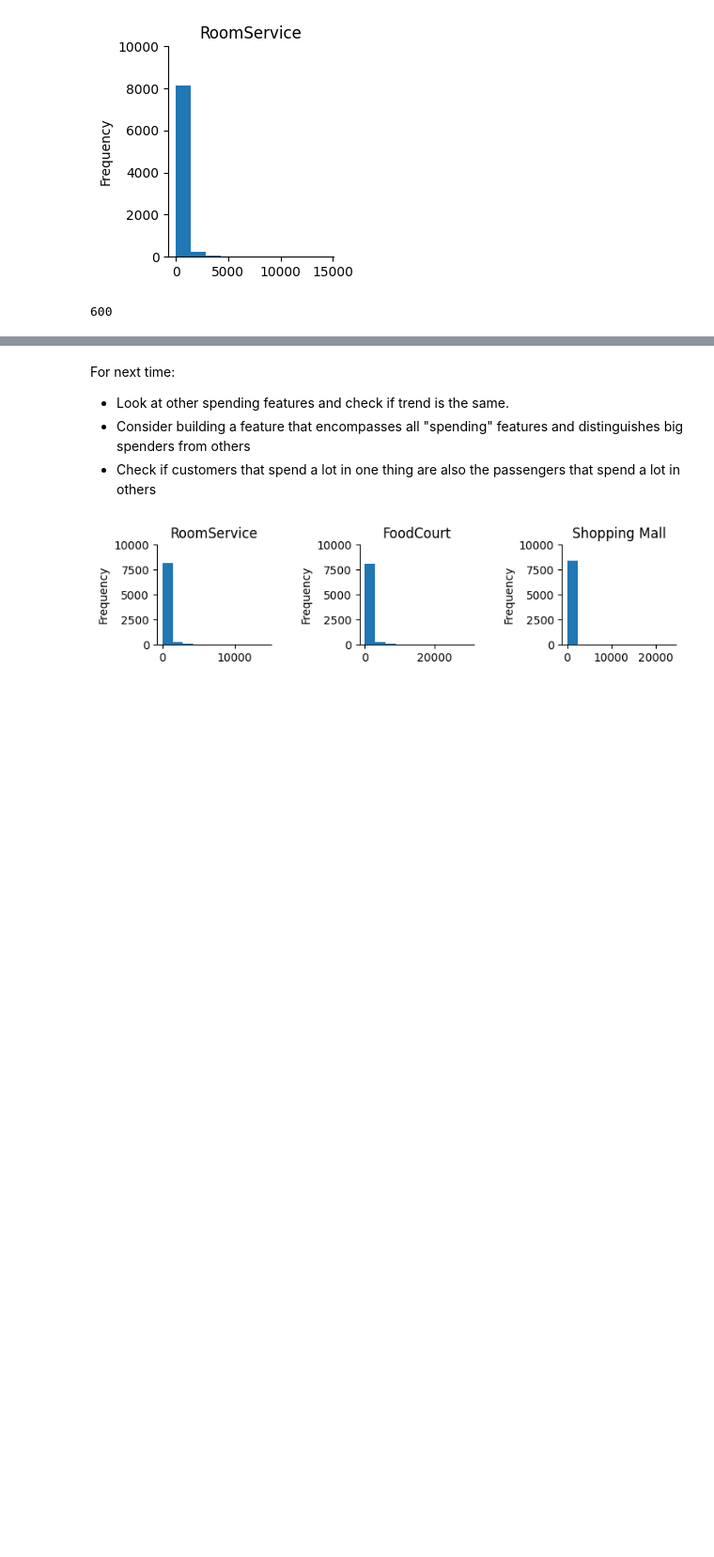
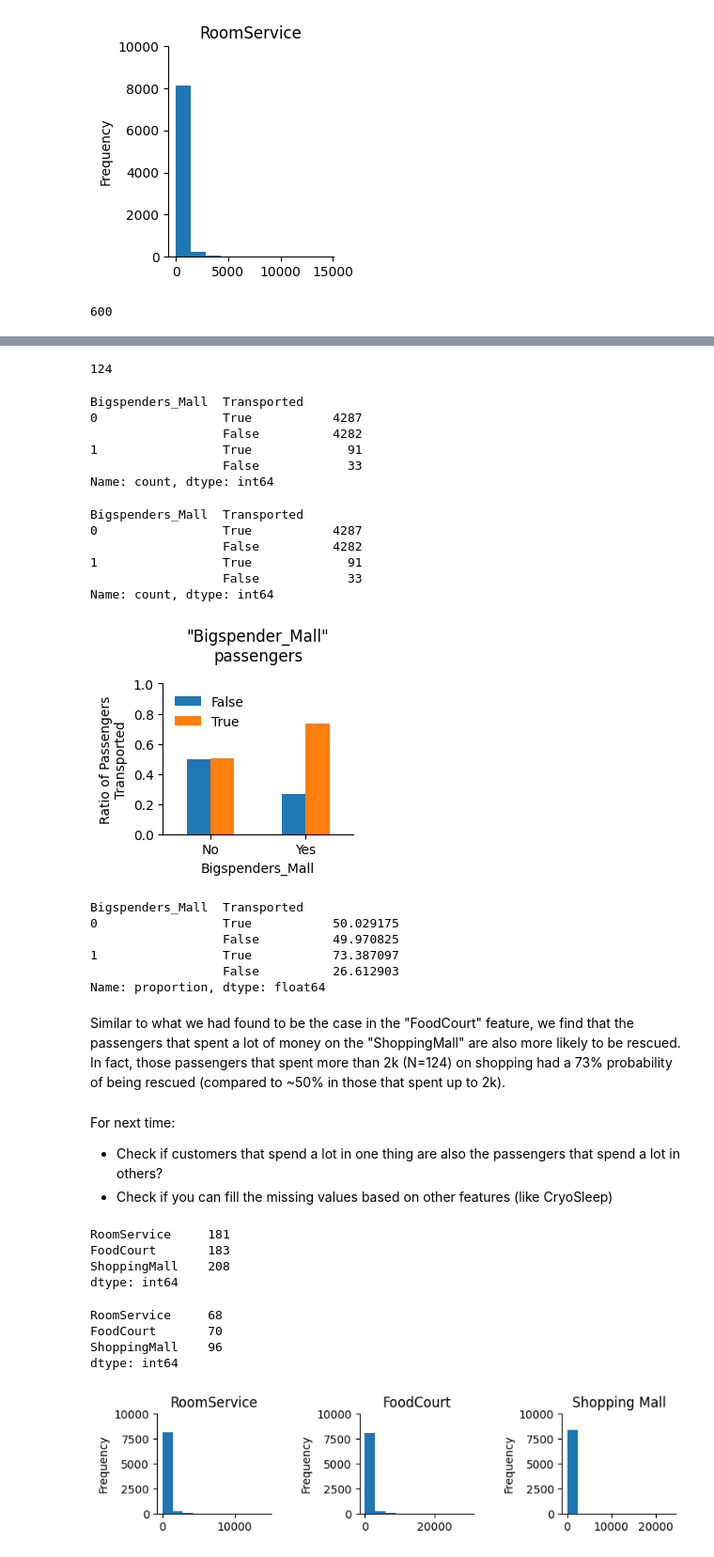
Before and after one commit to AJSDias/space_titanic, a Jupyter notebook: titanic_eda.ipynb, the cells around one changed output, grey strips where cells are left out. Shown: that part at 94% size. Saved outputs shown, nothing was run; the diff lists cells and outputs as text; code cells hidden in the pictures; blank space fills up the shorter version.

```diff
--- a/titanic_eda.ipynb
+++ b/titanic_eda.ipynb
@@ -652,8 +735,66 @@ It seems passengers who spent a lot of money on 'Room Service' (>1k$) are signif
+# %%
+# How many passengers spend more than 2k on ShoppingMall?
+data[data['ShoppingMall']>2000].shape[0]
+# %% [output]
+124
+# %%
+data['Bigspenders_Mall'] = data['ShoppingMall'].map(lambda x: 1 if x>2000 else 0)
+# %% [output]
+Bigspenders_Mall  Transported
+0                 True           4287
+                  False          4282
+1                 True             91
+                  False            33
+Name: count, dtype: int64
+# %%
+data.groupby('Bigspenders_Mall').Transported.value_counts()
+# %% [output]
+Bigspenders_Mall  Transported
+0                 True           4287
+                  False          4282
+1                 True             91
+                  False            33
+Name: count, dtype: int64
+# %%
+data.groupby('Bigspenders_Mall').Transported.value_counts(dropna=False, normalize=True).unstack().plot.bar(rot=0, figsize=(3,3))
+plt.title('"Bigspender_Mall"\npassengers', y=1.1)
+plt.ylim(0,1)
+plt.ylabel('Ratio of Passengers\nTransported')
+plt.xticks([0,1], ['No','Yes'])
+plt.legend(frameon=False)
+sns.despine()
+plt.tight_layout()
+# %% [output]
+[figure, added]
+# %%
+data.groupby('Bigspenders_Mall').Transported.value_counts(dropna=False, normalize=True)*100
+# %% [output]
+Bigspenders_Mall  Transported
+0                 True           50.029175
+                  False          49.970825
+1                 True           73.387097
+                  False          26.612903
+Name: proportion, dtype: float64
+# %% [markdown]
+Similar to what we had found to be the case in the "FoodCourt" feature, we find that the passengers that spent a lot of money on the "ShoppingMall" are also more likely to be rescued. In fact, those passengers that spent more than 2k (N=124) on shopping had a 73% probability of being rescued (compared to ~50% in those that spent up to 2k).
 # %% [markdown]
 For next time:
-- Look at other spending features and check if trend is the same.
-- Consider building a feature that encompasses all "spending" features and distinguishes big spenders from others
-- Check if customers that spend a lot in one thing are also the passengers that spend a lot in others
+- Check if customers that spend a lot in one thing are also the passengers that spend a lot in others?
+- Check if you can fill the missing values based on other features (like CryoSleep)
+# %%
+data[['RoomService','FoodCourt','ShoppingMall']].isna().sum()
+# %% [output]
+RoomService     181
+FoodCourt       183
+ShoppingMall    208
+dtype: int64
+# %%
+data[data['CryoSleep']==True][['RoomService','FoodCourt','ShoppingMall']].isna().sum()
+# %% [output]
+RoomService     68
+FoodCourt       70
+ShoppingMall    96
+dtype: int64
 # %%
 # Distribuition of RoomService spending feature
 plt.figure(figsize=(10,2))
```
Also changed, not shown: parts of 16 cells of this notebook.
